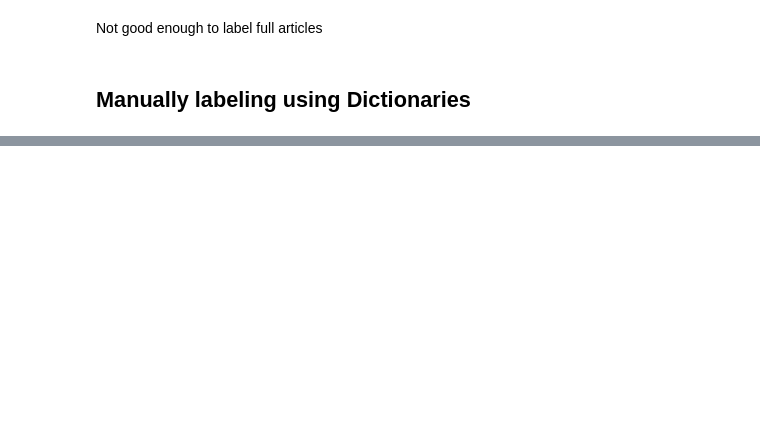
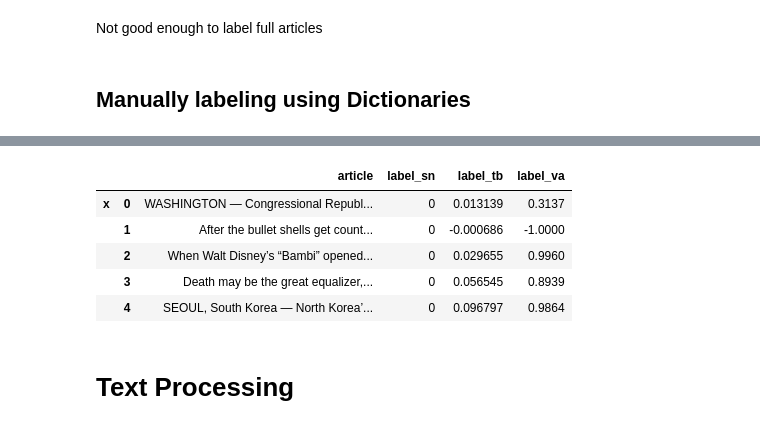
Before and after one commit to melkemaryam/m_thesis, a Jupyter notebook: info/label_data.ipynb, the cells around one changed output, grey strips where cells are left out. Saved outputs shown, nothing was run; the diff lists cells and outputs as text; code cells hidden in the pictures; blank space fills up the shorter version.

```diff
--- a/info/label_data.ipynb
+++ b/info/label_data.ipynb
@@ -617,0 +800,10 @@ GI_neg_list = list(GI_neg[0])
+# %%
+# runs 2 hrs
+vader = []
+
+for index, row in article_va.iterrows():
+    vader.append(get_vader_scores(row['article']))
+
+article_va['label'] = vader
+
+article_va.head()
@@ -617,0 +853,18 @@ GI_neg_list = list(GI_neg[0])
+# %%
+article_ll = pd.concat([article_ll, a_sn_column], axis=1)
+article_ll.rename(columns = {'label' : 'label_sn'}, inplace = True)
+#article_ll = pd.concat([article_ll, a_di_column], axis=1)
+#article_ll.rename(columns = {'label' : 'label_di'}, inplace = True)
+article_ll = pd.concat([article_ll, a_tb_column], axis=1)
+article_ll.rename(columns = {'label' : 'label_tb'}, inplace = True)
+article_ll = pd.concat([article_ll, a_va_column], axis=1)
+article_ll.rename(columns = {'label' : 'label_va'}, inplace = True)
+
+article_ll.head()
+# %% [output]
+|  |  | article | label_sn | label_tb | label_va |
+| x | 0 | WASHINGTON — Congressional Republ... | 0 | 0.013139 | 0.3137 |
+|  | 1 | After the bullet shells get count... | 0 | -0.000686 | -1.0000 |
+|  | 2 | When Walt Disney’s “Bambi” opened... | 0 | 0.029655 | 0.9960 |
+|  | 3 | Death may be the great equalizer,... | 0 | 0.056545 | 0.8939 |
+|  | 4 | SEOUL, South Korea — North Korea’... | 0 | 0.096797 | 0.9864 |
@@ -617,0 +875,2 @@ GI_neg_list = list(GI_neg[0])
+# %% [markdown]
+# Text Processing
```
Also changed, not shown: parts of 50 cells of this notebook, 5 other files.
